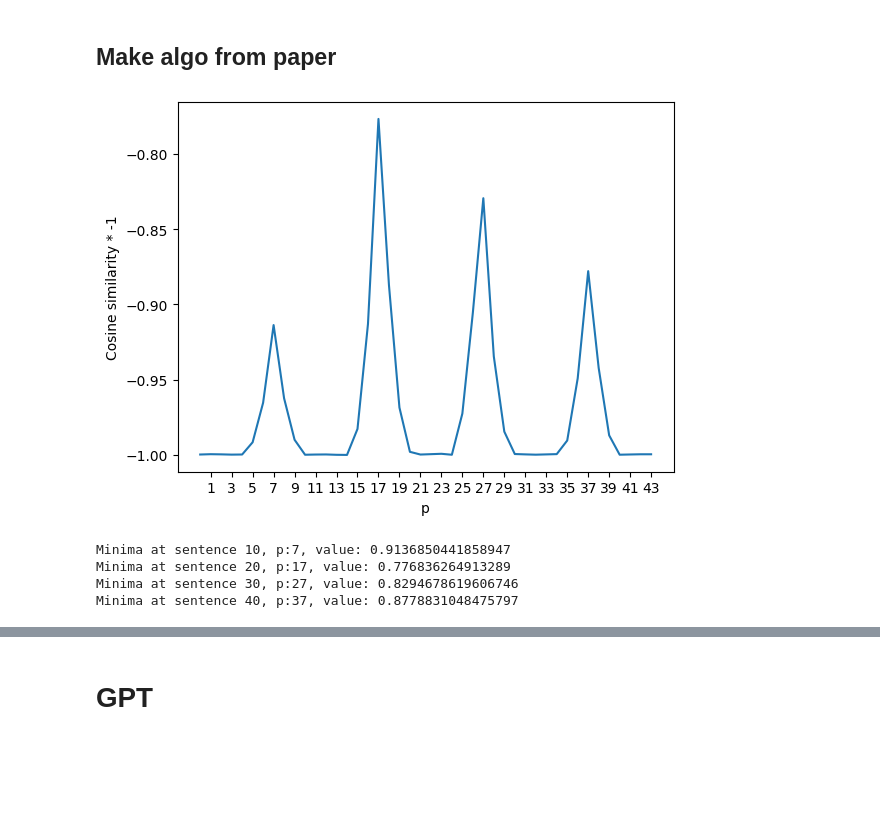
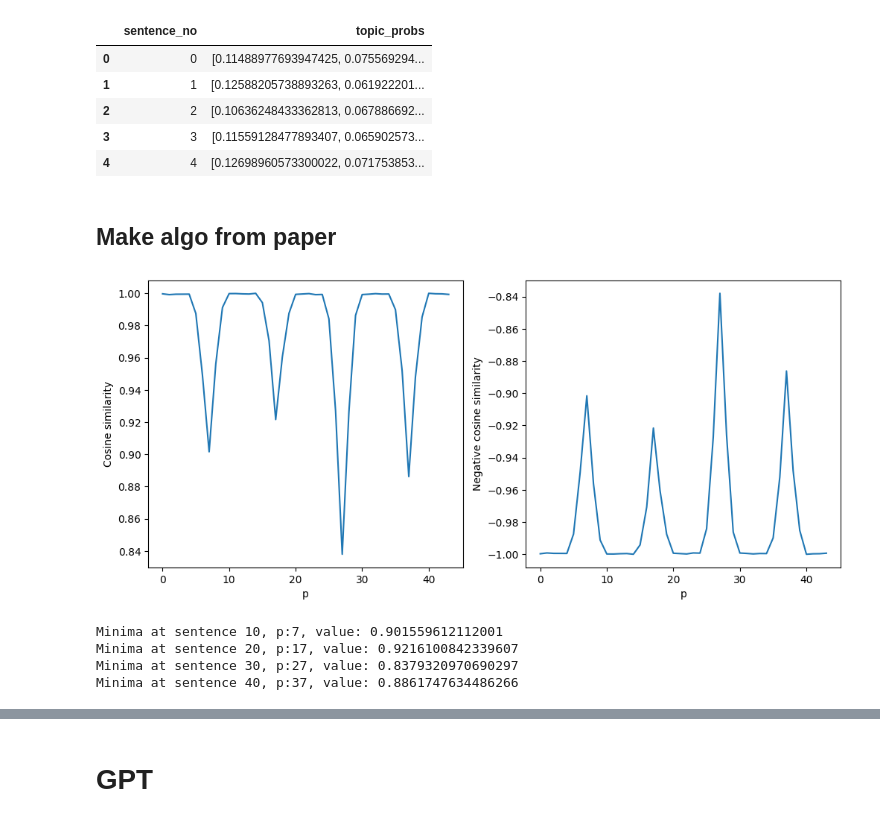
Before and after one commit to OskarMunck/Thesis, a Jupyter notebook: topictiling.ipynb, the cells around one changed output, grey strips where cells are left out. Saved outputs shown, nothing was run; the diff lists cells and outputs as text; code cells hidden in the pictures; blank space fills up the shorter version.

```diff
--- a/topictiling.ipynb
+++ b/topictiling.ipynb
@@ -44,3 +11,37 @@ testing_df.head(10)
+# %%
+# Generate synthetic topic probabilities
+def generate_topic_probs(num_topics, num_sentences, topic_shift_interval):
+    topic_probs = []
+
+    for i in range(num_sentences):
+        if i % topic_shift_interval == 0:
+            current_topic = np.random.dirichlet(np.ones(num_topics))
+
+        noise = np.random.uniform(0.01, 0.05, num_topics)
+        noisy_current_topic = current_topic + noise
+        noisy_current_topic /= np.sum(noisy_current_topic)
+
+        topic_probs.append(noisy_current_topic)
+
+    return topic_probs
+
+# Parameters for the synthetic dataset
+num_topics = 5
+num_sentences = 50
+topic_shift_interval = 10
+
+# Create the synthetic dataset
+topic_probs = generate_topic_probs(num_topics, num_sentences, topic_shift_interval)
+
+testing_df = pd.DataFrame({"sentence_no":[i for i in range(len(topic_probs))], "topic_probs": topic_probs})
+testing_df.head()
+# %% [output]
+|  | sentence_no | topic_probs |
+| 0 | 0 | [0.11488977693947425, 0.075569294... |
+| 1 | 1 | [0.12588205738893263, 0.061922201... |
+| 2 | 2 | [0.10636248433362813, 0.067886692... |
+| 3 | 3 | [0.11559128477893407, 0.065902573... |
+| 4 | 4 | [0.12698960573300022, 0.071753853... |
 # %% [markdown]
 ## Make algo from paper
 # %%
@@ -69,23 +69,26 @@ test = find_window(testing_df)
 # %%
 # Plot negative cosine similarities and find minimas
 test_neg = test*-1
 
-sns.lineplot(test_neg)
-plt.xlabel("p")
-plt.ylabel("Cosine similarity * -1")
-plt.xticks([i for i in range(1, 44, 2)])
+fig, axs = plt.subplots(1, 2, figsize=(12, 5))
+sns.lineplot(test, ax=axs[0])
+axs[0].set_xlabel("p")
+axs[0].set_ylabel("Cosine similarity")
+
+sns.lineplot(test_neg, ax=axs[1])
+axs[1].set_xlabel("p")
+axs[1].set_ylabel("Negative cosine similarity")
 plt.show()
 
 # Find index of minimas
-from scipy.signal import find_peaks
-minimas2, _ = find_peaks(test_neg, height=-0.999)
+minimas, properties = find_peaks(test_neg, height=-0.999, threshold=0.001, prominence=0.0001)
 
 window_size = 3
-for position in minimas2:
+for position in minimas:
     print(f"Minima at sentence {position+window_size}, p:{position}, value: {test[position]}")
 # %% [output]
-[figure, old version]
+[figure, new version]
-Minima at sentence 10, p:7, value: 0.9136850441858947
-Minima at sentence 20, p:17, value: 0.776836264913289
-Minima at sentence 30, p:27, value: 0.8294678619606746
-Minima at sentence 40, p:37, value: 0.8778831048475797
+Minima at sentence 10, p:7, value: 0.901559612112001
+Minima at sentence 20, p:17, value: 0.9216100842339607
+Minima at sentence 30, p:27, value: 0.8379320970690297
+Minima at sentence 40, p:37, value: 0.8861747634486266
```
Also changed, not shown: parts of 8 cells of this notebook.
